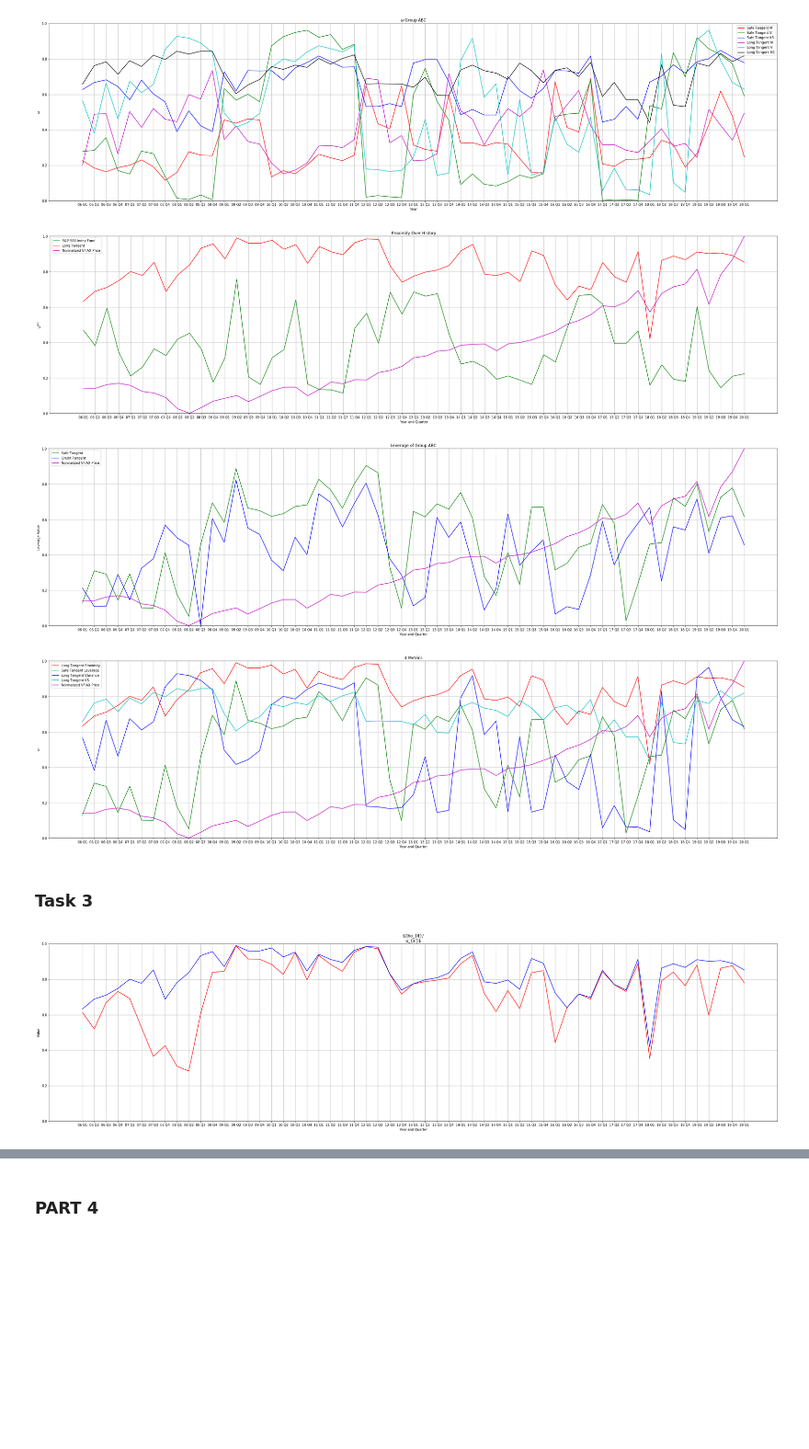
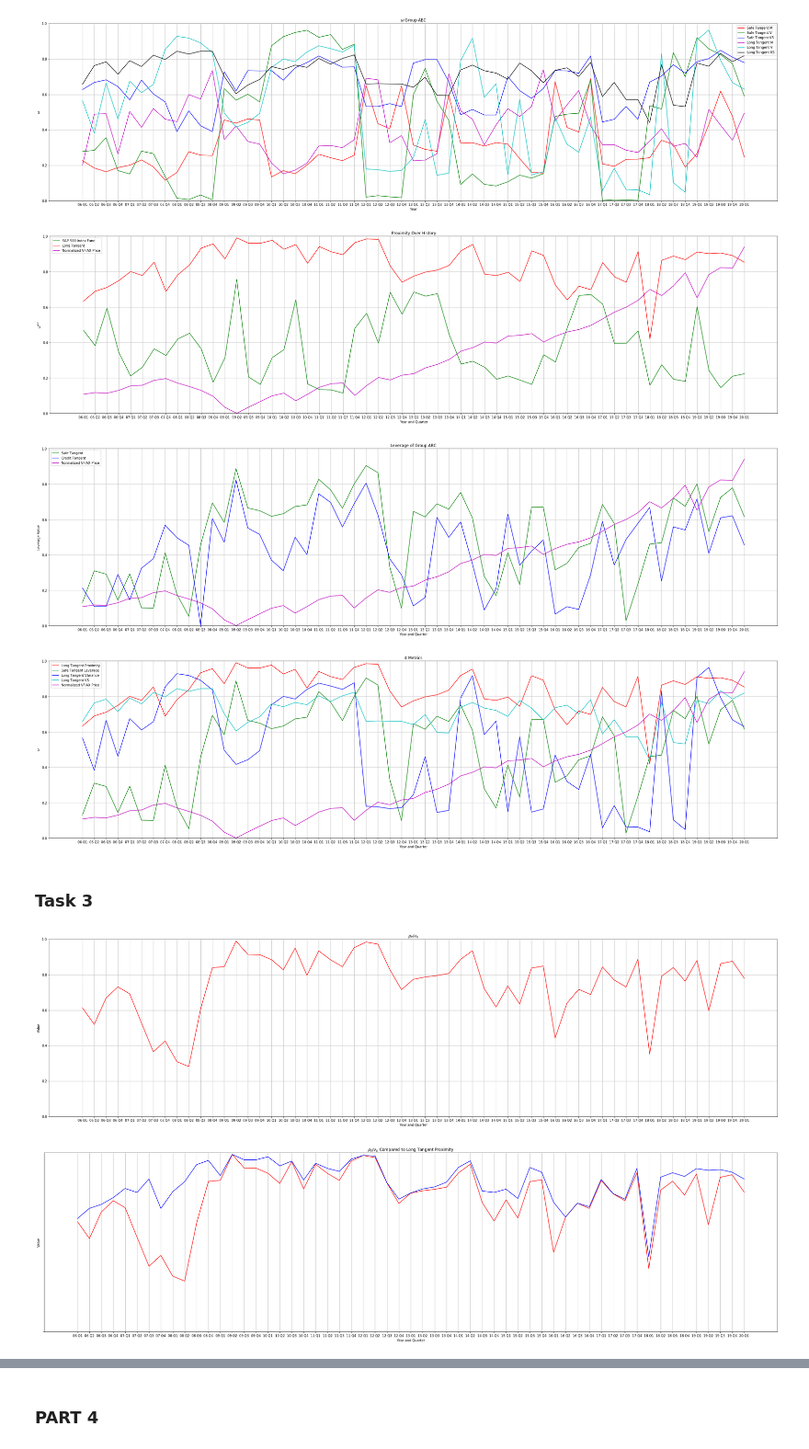
Before and after one commit to kwch3693/AMSC-Project-2, a Jupyter notebook: Project.ipynb, the cells around one changed output, grey strips where cells are left out. Shown at 92% size. Drawn from its saved outputs; the diff is of its cells as text; code cells hidden in the pictures; blank space fills up the shorter version.

```diff
--- a/Project.ipynb
+++ b/Project.ipynb
@@ -216,8 +216,11 @@ class Portfolio:
             curNu_ca = (cur_mu - mu_si)/sigma_lf
 
             if curNu_ca > nu_ca[-1]:
+                elf_portfolios = [current_long_allocation]
                 nu_ca = (current_long_allocation, sigma_lf, cur_mu, curNu_ca)
 
+        elf_portfolios = [p*nu_ca[0] for p in np.arange(0, 1, 100)] + elf_portfolios
+
         return nu_ca, elf_portfolios
 # %%
 groupA = Portfolio(['VFIAX', 'VBTLX', 'VGSLX'], 'Group A')
@@ -252,7 +255,7 @@ for rolling_index, (period_start, period_end) in enumerate(rolling_quarter_yearl
 
     elf_allocations[starting_year_and_quarter] = elf_portfolios
 
-    vfiax_price.append(groupABC.data[period_start:period_end]['VFIAX'][-1])
+    vfiax_price.append(groupABC.data[period_start:period_end]['VFIAX'][0])
 
 vfiax_price = (np.array(vfiax_price) - min(vfiax_price))/(max(vfiax_price) - min(vfiax_price))
 # %% [output]
@@ -479,7 +482,7 @@ plt.legend()
 plt.grid()
 plt.show()
 # %% [output]
-[figure, old version]
+[figure, new version]
 # %%
 st_lev = []
 ct_lev = []
@@ -518,7 +521,7 @@ plt.grid()
 plt.legend()
 plt.show()
 # %% [output]
-[figure, old version]
+[figure, new version]
 # %%
 
 plt.figure(figsize=(40,10))
@@ -537,38 +540,47 @@ plt.grid()
 plt.legend()
 plt.show()
 # %% [output]
-[figure, old version]
+[figure, new version]
 # %% [markdown]
 ### Task 3
 # %%
 rho_over_nu = []
 for rolling_index, (period_start, period_end) in enumerate(rolling_quarter_yearly[:57]):
 
     cur_year_and_quarter = period_start[:4] + ' Q' + str((rolling_index % 4) + 1)
     f_st, sigma_st, mu_st, nu_st = tangent_allocations['Safe'][cur_year_and_quarter]
 
     f_lt, sigma_lt, mu_lt, nu_lt = tangent_allocations['Long'][cur_year_and_quarter]
 
     m, V = groupABC.get_mean_and_variance(period_start, period_end)
 
     if mu_si[cur_year_and_quarter] < max(m):
         rho_over_nu.append(((mu_lt - mu_si[cur_year_and_quarter])/sigma_lt)/(nu_st))
 
     else:
         rho_over_nu.append(0)
 
-
 plt.figure(figsize=(40,10))
 plt.plot(rolling_quarter_index, rho_over_nu, 'r')
-plt.plot(rolling_quarter_index, lt_prx, 'b')
-plt.title('$\rho_{lt}/\nu_{si}$')
+plt.title('$\\rho_{lt}/\\nu_{si}$')
 plt.ylabel('Value')
 plt.xlabel('Year and Quarter')
 plt.grid()
 plt.ylim((0,1))
 plt.show()
+
+plt.figure(figsize=(40,10))
+plt.plot(rolling_quarter_index, rho_over_nu, 'r', '')
+plt.plot(rolling_quarter_index, lt_prx, 'b')
+plt.title('$\\rho_{lt}/\\nu_{si} $ Compared to Long Tangent Proximity')
+plt.ylabel('Value')
+plt.xlabel('Year and Quarter')
+plt.grid()
+plt.ylim((0,1))
+plt.show()
 # %% [output]
-[figure, old version]
+[figure, new version]
+[figure, added]
 # %%
 caution_coeffs = [0, 0.125, 0.25, 0.375, 0.5, 0.625, 0.75, 0.875, 1]
 allocations = {}
```
Also changed, not shown: parts of 7 cells of this notebook.
